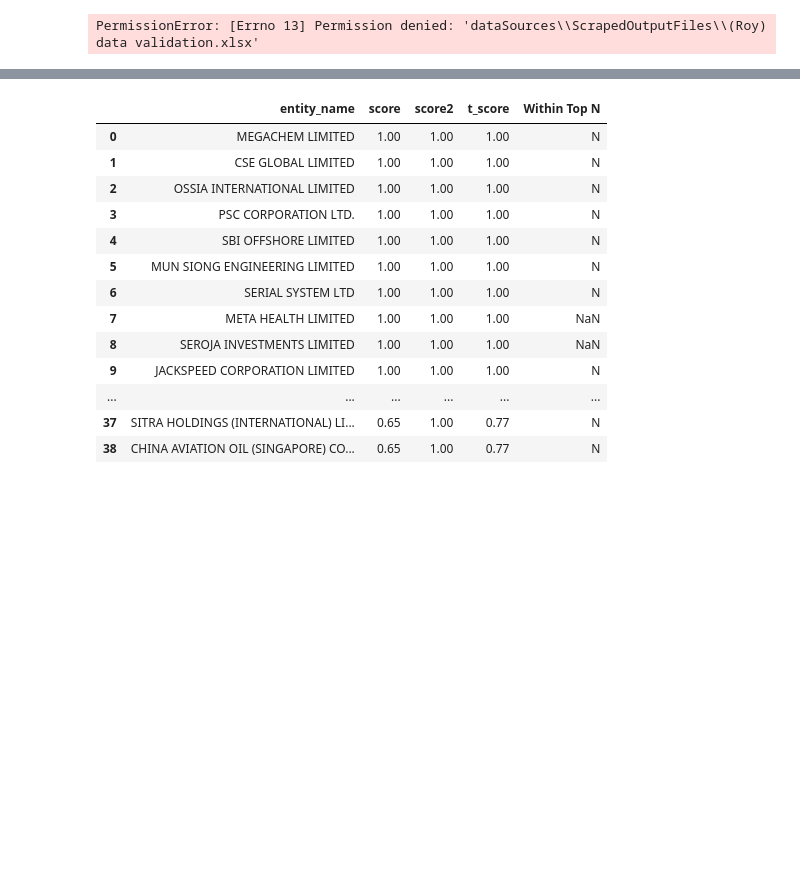
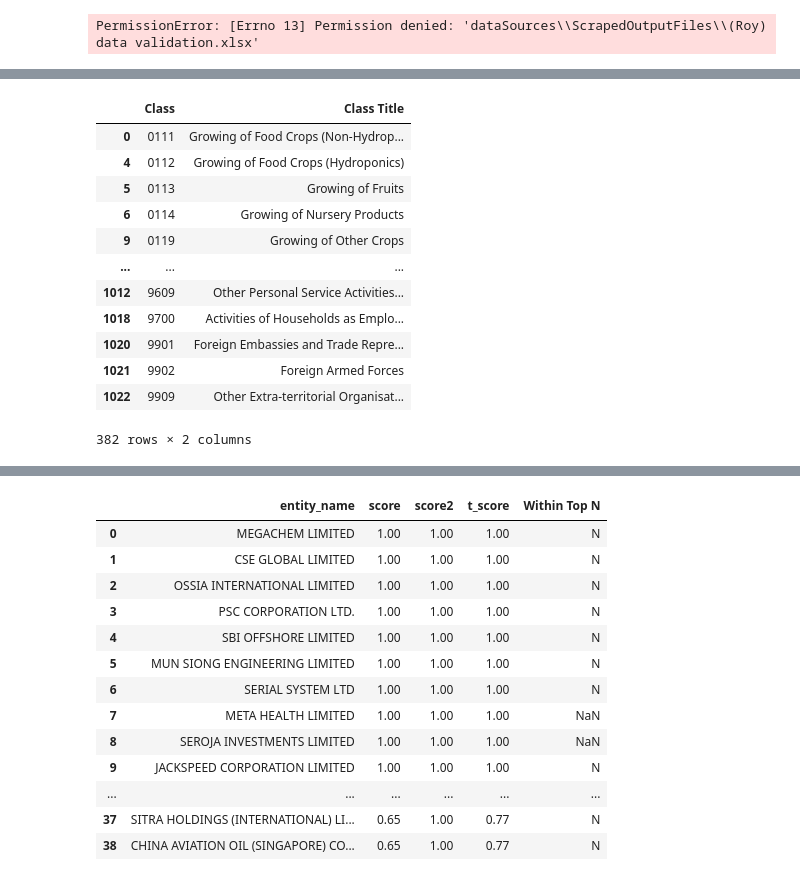
Before and after one commit to yorwel/ssicsync, a Jupyter notebook: 1. Model Load & Test.ipynb, the cells around one changed output, grey strips where cells are left out. Drawn from its saved outputs; the diff is of its cells as text; code cells hidden in the pictures; blank space fills up the shorter version.

```diff
--- a/1. Model Load & Test.ipynb
+++ b/1. Model Load & Test.ipynb
@@ -631,0 +662,16 @@ Section_prediction_df
+# %%
+ssic_4
+# %% [output]
+|  | Class | Class Title |
+| 0 | 0111 | Growing of Food Crops (Non-Hydrop... |
+| 4 | 0112 | Growing of Food Crops (Hydroponics) |
+| 5 | 0113 | Growing of Fruits |
+| 6 | 0114 | Growing of Nursery Products |
+| 9 | 0119 | Growing of Other Crops |
+| ... | ... | ... |
+| 1012 | 9609 | Other Personal Service Activities... |
+| 1018 | 9700 | Activities of Households as Emplo... |
+| 1020 | 9901 | Foreign Embassies and Trade Repre... |
+| 1021 | 9902 | Foreign Armed Forces |
+| 1022 | 9909 | Other Extra-territorial Organisat... |
+382 rows × 2 columns
```
Also changed, not shown: parts of 3 cells of this notebook, 2 other files.
